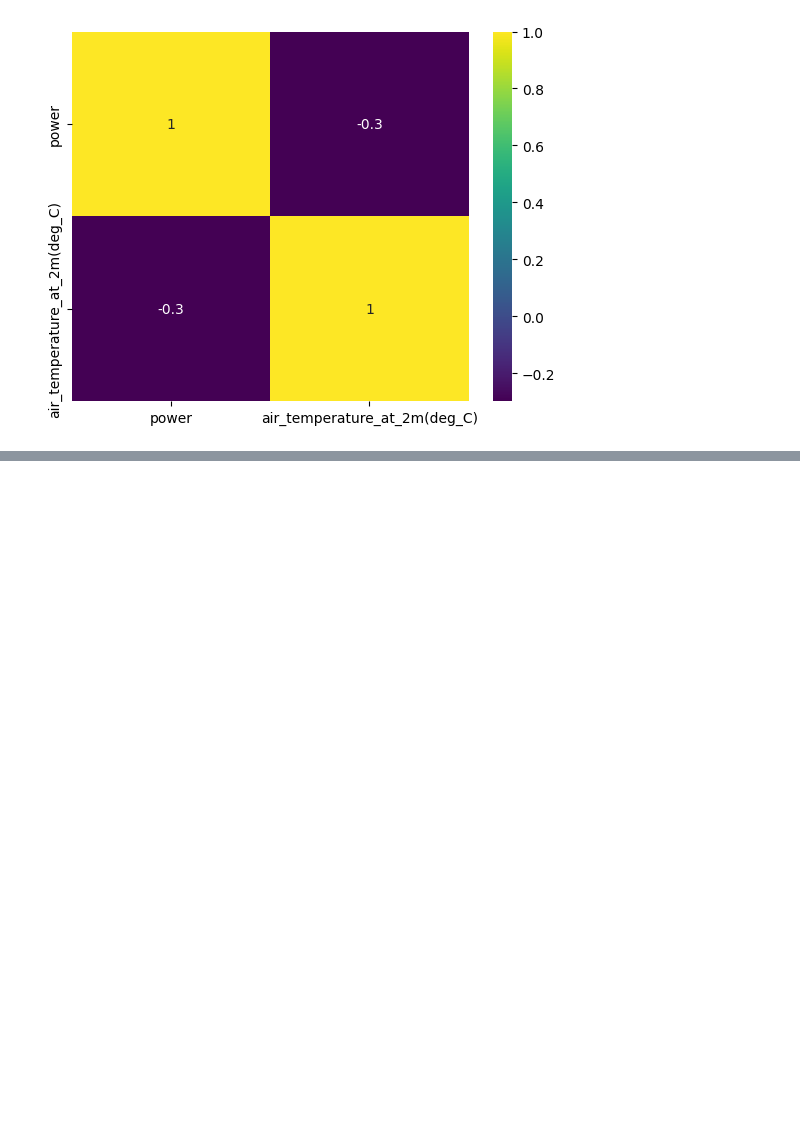
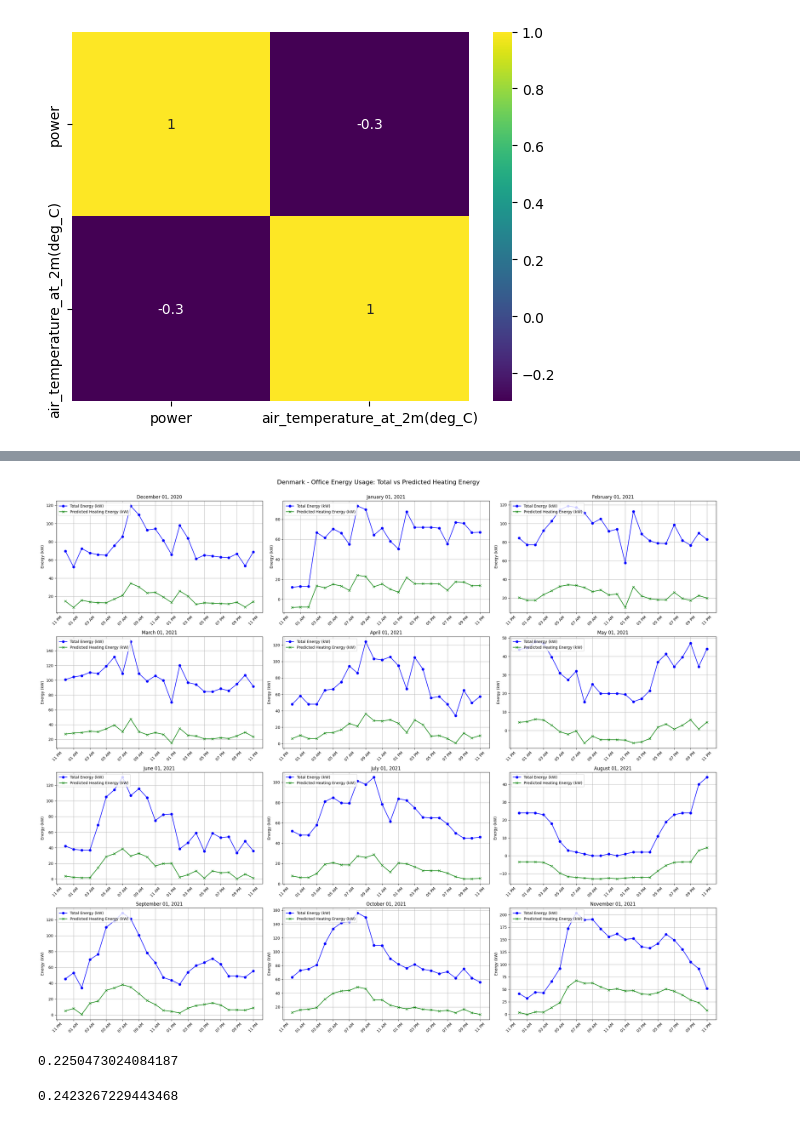
Before and after one commit to tenseisoham/payday, a Jupyter notebook: code/time_series_trial.ipynb, the cells around one changed output, grey strips where cells are left out. Saved outputs shown, nothing was run; the diff lists cells and outputs as text; code cells hidden in the pictures; blank space fills up the shorter version.

```diff
--- a/code/time_series_trial.ipynb
+++ b/code/time_series_trial.ipynb
@@ -157,0 +366,51 @@ import numpy as np
+# %%
+import pandas as pd
+import matplotlib.pyplot as plt
+import matplotlib.dates as mdates
+
+# Assuming df_1h is your real building data DataFrame
+df_1h = real_den
+
+# Convert the 'timestamp' column to datetime
+df_1h['timestamp'] = pd.to_datetime(df_1h['timestamp'])
+
+# Create a list of dates for the first day of each month in 2021
+dates = pd.date_range(start='2020-12-01', end='2021-11-01', freq='MS').date
+
+# Create a 3x4 grid of subplots
+fig, axes = plt.subplots(4, 3, figsize=(25, 20), sharex=False, sharey=False)
+
+# Flatten the axes array for easier iteration
+axes = axes.flatten()
+
+# Iterate over each date and create the plot
+for i, date in enumerate(dates):
+    # Filter data for the specific date
+    one_day_hourly = df_1h[df_1h['timestamp'].dt.date == pd.to_datetime(date).date()]
+
+    # Plot the main meter energy (total energy)
+    axes[i].plot(one_day_hourly['timestamp'], one_day_hourly['main_meter(kW)'], marker='o', color='blue', label='Total Energy (kW)')
+
+    # Plot the predicted heating energy
+    axes[i].plot(one_day_hourly['timestamp'], one_day_hourly['Predicted Heating Energy (kW)'], marker='x', color='green', label='Predicted Heating Energy (kW)')
+
+    # Set labels and title
+    axes[i].set_ylabel('Energy (kW)')
+    axes[i].set_title(f'{date.strftime("%B %d, %Y")}')
+    axes[i].grid(True)
+    axes[i].legend(loc='upper left')
+
+    # Limit x-ticks to avoid overcrowding
+    axes[i].xaxis.set_major_locator(mdates.HourLocator(interval=2))  # Set interval to 2 hours
+    axes[i].xaxis.set_major_formatter(mdates.DateFormatter('%I %p'))  # Format time as 12-hour clock
+
+# Rotate x-axis labels for all subplots
+for ax in axes:
+    ax.tick_params(axis='x', rotation=45)
+
+# Adjust layout to prevent overlap
+fig.tight_layout()
+plt.suptitle('Denmark - Office Energy Usage: Total vs Predicted Heating Energy', y=1.02, fontsize=16)
+plt.show()
+# %% [output]
+[figure, added]
@@ -157,0 +421,8 @@ import numpy as np
+# %%
+sum_heating/sum_total
+# %% [output]
+0.2250473024084187
+# %%
+sim_den['Heating end-use energy'].sum()/sim_den['Total end-use energy'].sum()
+# %% [output]
+0.2423267229443468
```
Also changed, not shown: parts of 14 cells of this notebook.
